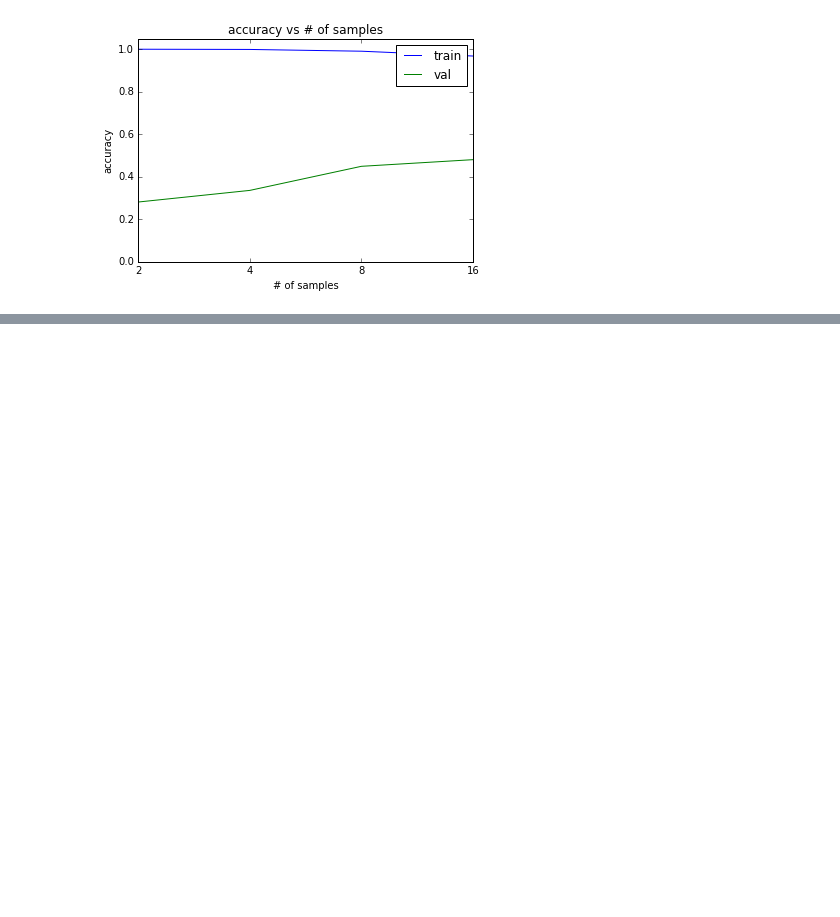
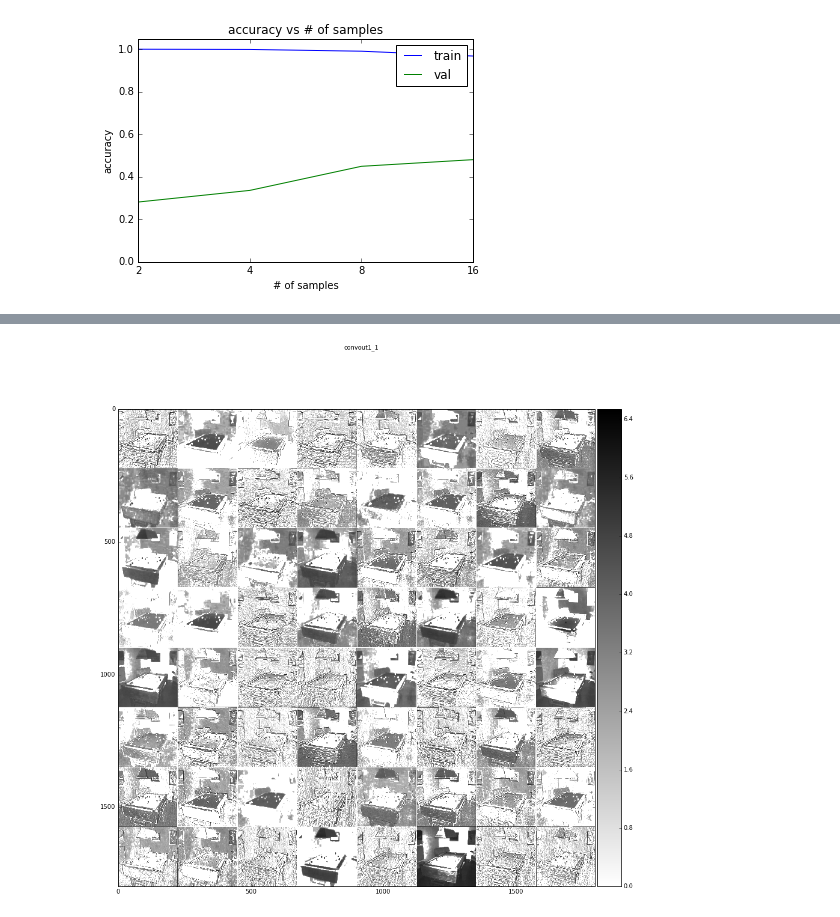
Before and after one commit to amyburden/course-transferleaning, a Jupyter notebook: Zhy.ipynb, the cells around one changed output, grey strips where cells are left out. Drawn from its saved outputs; the diff is of its cells as text; code cells hidden in the pictures; blank space fills up the shorter version.

Commit message:
visualization

```diff
--- a/Zhy.ipynb
+++ b/Zhy.ipynb
@@ -143,7 +149,7 @@ for sample_per_class in [2,4,8,16]:
     rmsmodel.compile(optimizer='rmsprop',
                      loss='categorical_crossentropy',
                      metrics=['accuracy'])
-    rmsmodel.fit_generator(datagen.flow(train, label, batch_size=32),
+    rmsmodel.fit_generator(datagen.flow(train, label, batch_size=batch_size),
                            validation_data=datagen.flow(X_val, y_val, batch_size=batch_size),
                            nb_val_samples=200,
                            samples_per_epoch=len(train), nb_epoch=num_epoch)
@@ -258,3 +266,9 @@ plt.show()
 [figure]
 [figure]
 [figure]
+# %%
+# continue training
+rmsmodel.fit_generator(datagen.flow(X_train, y_train, batch_size=64),
+                       validation_data=datagen.flow(X_val, y_val, batch_size=64),
+                       nb_val_samples=2000,
+                       samples_per_epoch=len(X_train), nb_epoch=num_epoch)
@@ -260,0 +353,14 @@ plt.show()
+# %%
+# get intermediate layer
+conv11 = rmsmodel.get_layer('block1_conv1')  # -5 is the last conv
+tmpmodel = Model(input=rmsmodel.input, output=conv11.output)
+
+test_img = np.expand_dims(X_val[201], axis=0)
+pred = tmpmodel.predict(test_img)
+pred = np.log(1+pred.squeeze().transpose(2,0,1))  # contrast normalization
+
+pl.figure(figsize=(15, 15))
+pl.suptitle('convout1_1')
+nice_imshow(pl.gca(), make_mosaic(pred, 8, 8), cmap=cm.binary)
+# %% [output]
+[figure, added]
```
Also changed, not shown: parts of 11 cells of this notebook.
